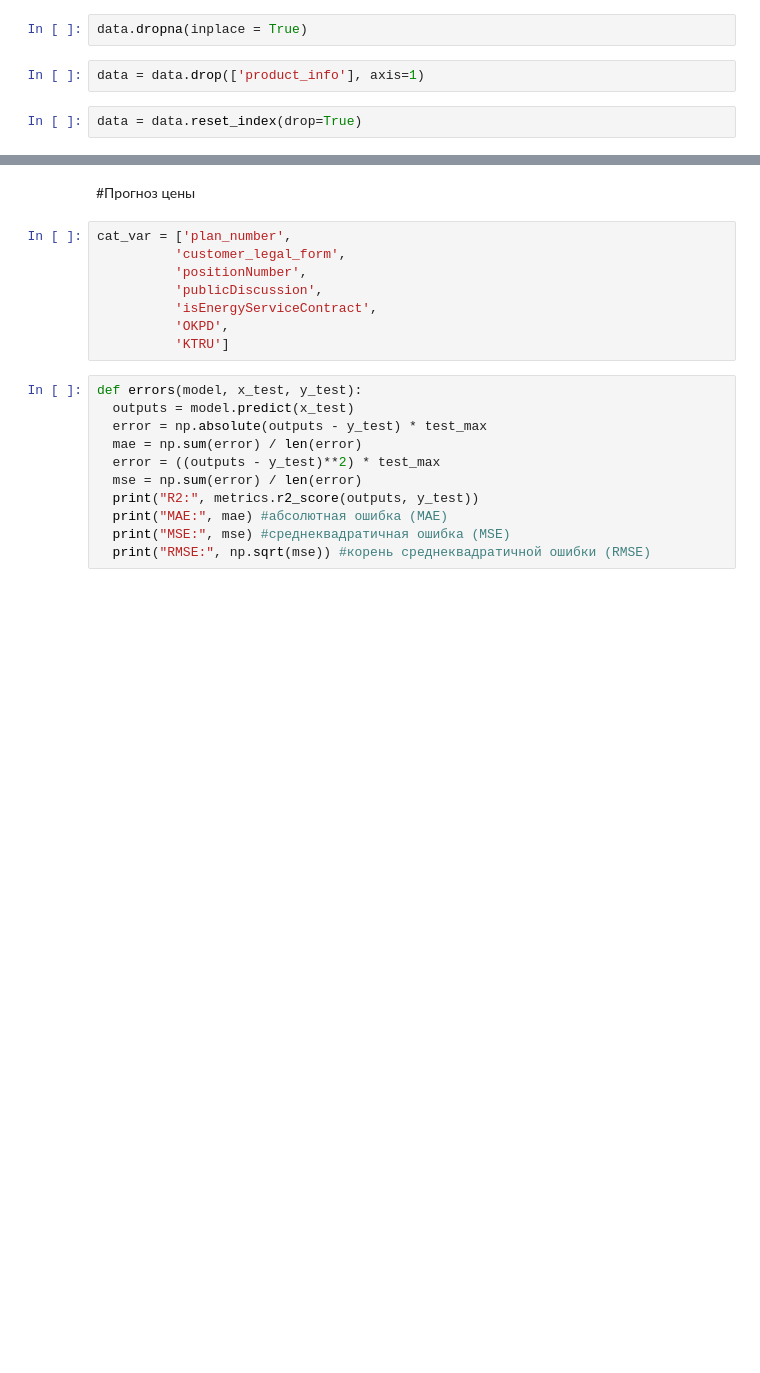
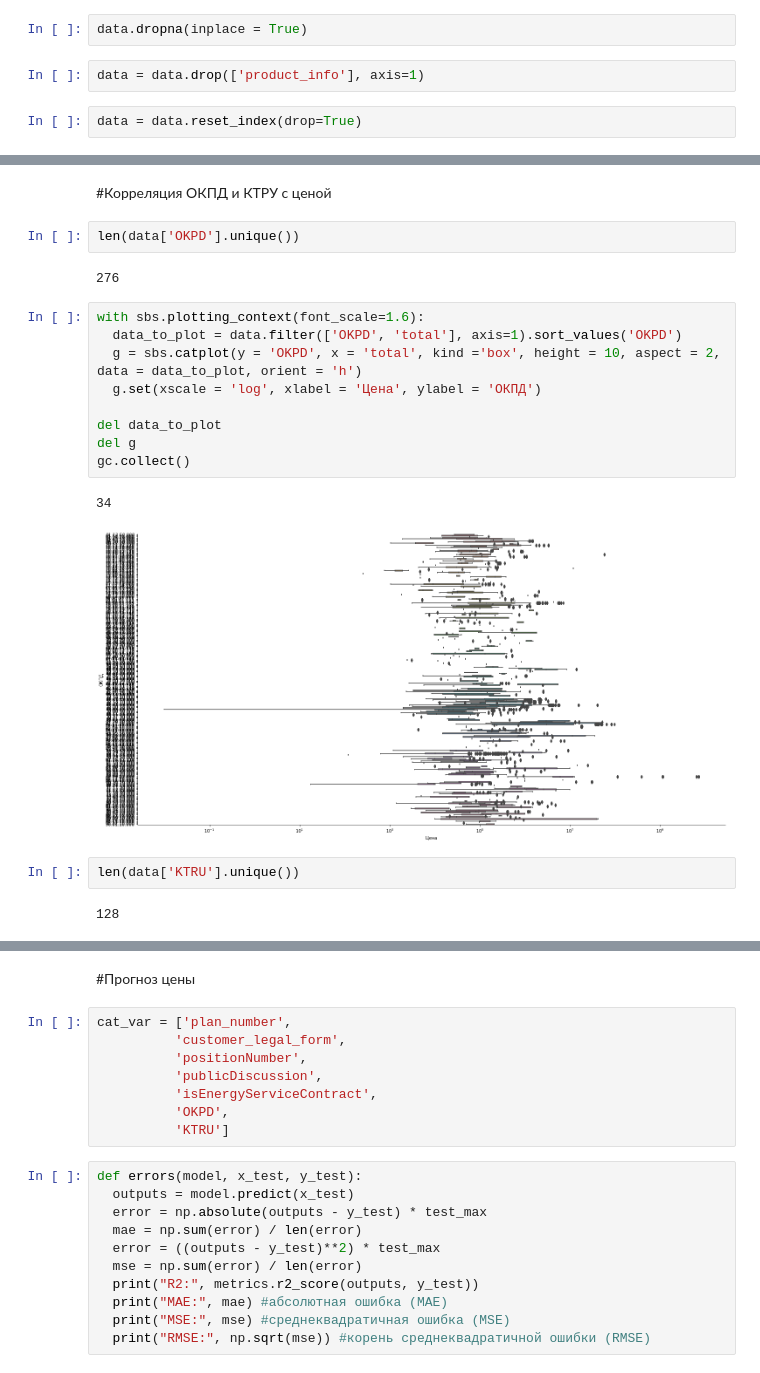
Before and after one commit to danil99152/prediction-of-government-tenders, a Jupyter notebook: total_auction_prediction.ipynb, the cells around one changed output, grey strips where cells are left out. Cells and saved outputs as stored; diff of their text form; blank space fills up the shorter version.

Commit message:
Проверка корреляции ктру и окпд2 с ценой

```diff
--- a/total_auction_prediction.ipynb
+++ b/total_auction_prediction.ipynb
@@ -126,3 +126,25 @@ data.head()
 | 2 | 201901133000074001 | 75404 | 201901133000074001000001 | False | false | 3117.87 | ... |
 | 3 | 201901133000089001 | 75404 | 201901133000089001000016 | False | false | 16000.00 | ... |
 | 4 | 201901133000089001 | 75404 | 201901133000089001000001 | True | false | 195000.00 | ... |
+# %% [markdown]
+#Корреляция ОКПД и КТРУ с ценой
+# %%
+len(data['OKPD'].unique())
+# %% [output]
+276
+# %%
+with sbs.plotting_context(font_scale=1.6):
+  data_to_plot = data.filter(['OKPD', 'total'], axis=1).sort_values('OKPD')
+  g = sbs.catplot(y = 'OKPD', x = 'total', kind ='box', height = 10, aspect = 2, data = data_to_plot, orient = 'h')
+  g.set(xscale = 'log', xlabel = 'Цена', ylabel = 'ОКПД')
+
+del data_to_plot
+del g
+gc.collect()
+# %% [output]
+34
+[figure, added]
+# %%
+len(data['KTRU'].unique())
+# %% [output]
+128
```
Also changed, not shown: parts of 1 cell of this notebook.
